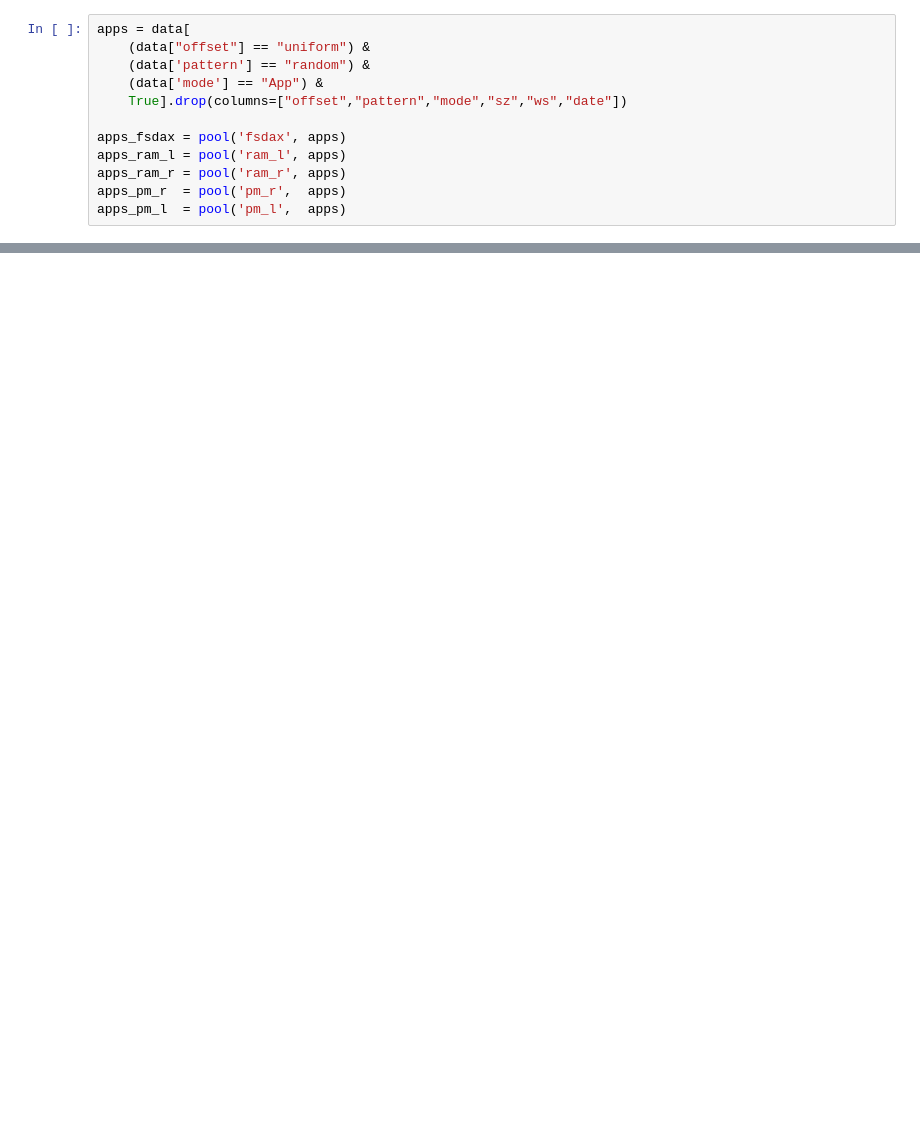
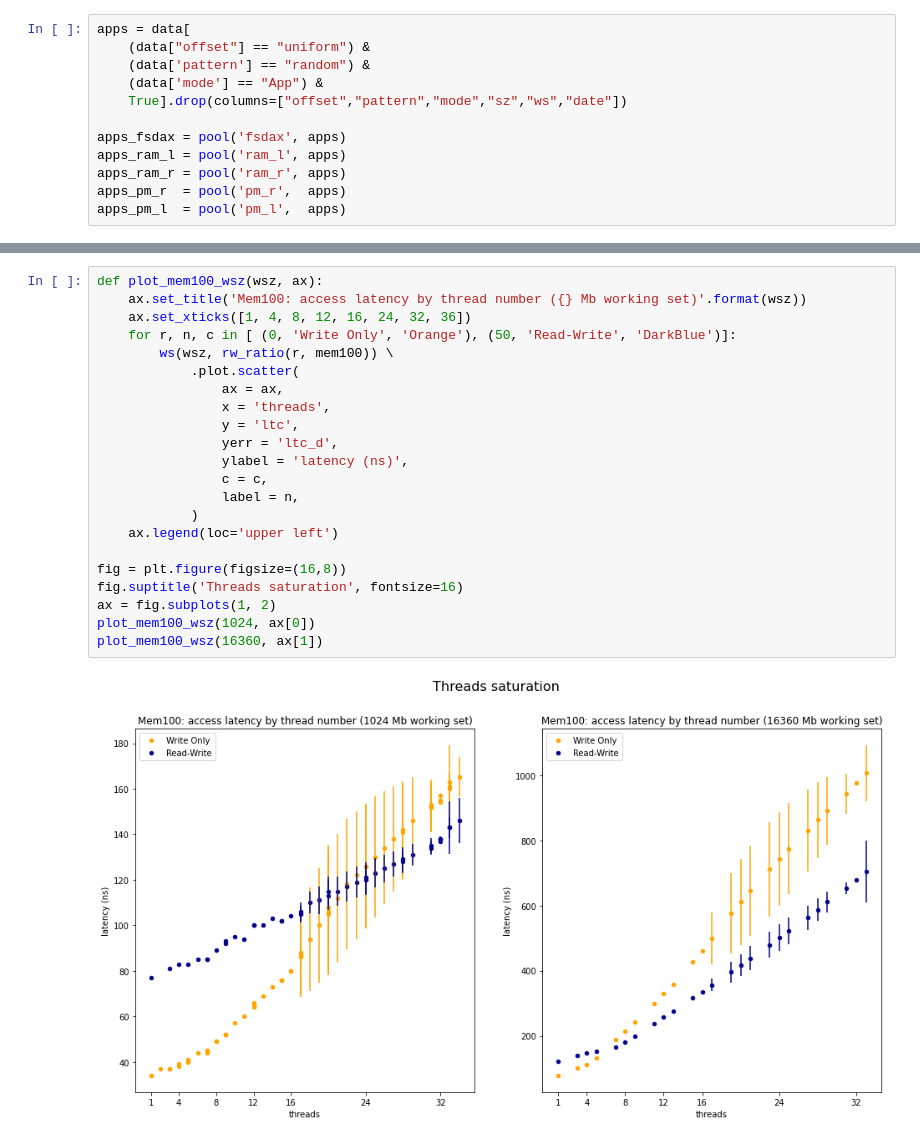
Before and after one commit to igk-ist/pmbench, a Jupyter notebook: pmbench.ipynb, the cells around one changed output, grey strips where cells are left out. Drawn from its saved outputs; the diff is of its cells as text; blank space fills up the shorter version.

```diff
--- a/pmbench.ipynb
+++ b/pmbench.ipynb
@@ -119,0 +158,24 @@ a.set_xticks([2,4,6,8,10,16,32])
+# %%
+def plot_mem100_wsz(wsz, ax):
+    ax.set_title('Mem100: access latency by thread number ({} Mb working set)'.format(wsz))
+    ax.set_xticks([1, 4, 8, 12, 16, 24, 32, 36])
+    for r, n, c in [ (0, 'Write Only', 'Orange'), (50, 'Read-Write', 'DarkBlue')]:
+        ws(wsz, rw_ratio(r, mem100)) \
+            .plot.scatter(
+                ax = ax,
+                x = 'threads',
+                y = 'ltc',
+                yerr = 'ltc_d',
+                ylabel = 'latency (ns)',
+                c = c,
+                label = n,
+            )
+    ax.legend(loc='upper left')
+
+fig = plt.figure(figsize=(16,8))
+fig.suptitle('Threads saturation', fontsize=16)
+ax = fig.subplots(1, 2)
+plot_mem100_wsz(1024, ax[0])
+plot_mem100_wsz(16360, ax[1])
+# %% [output]
+[figure, added]
```
Also changed, not shown: parts of 13 cells of this notebook, 2 other files.
